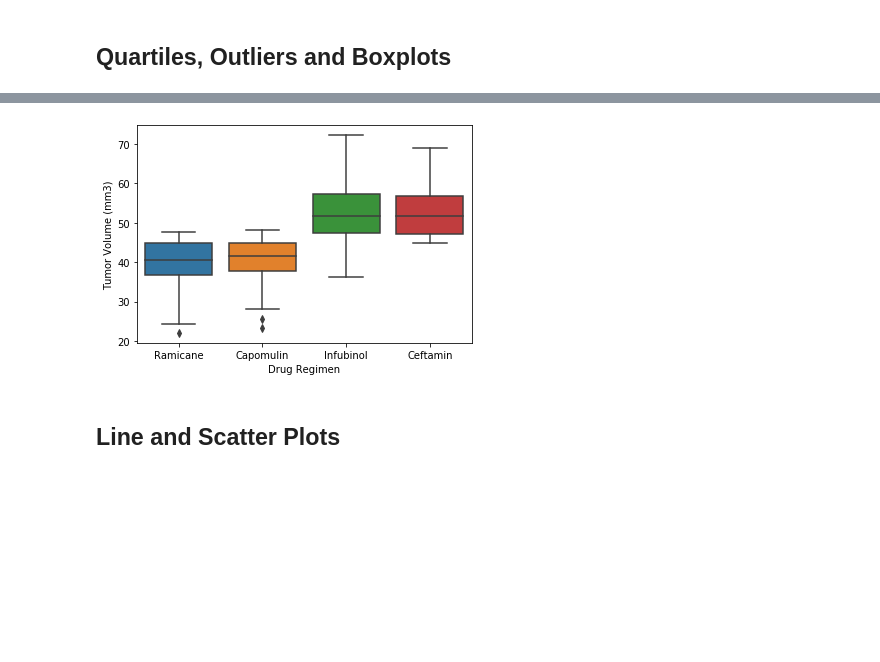
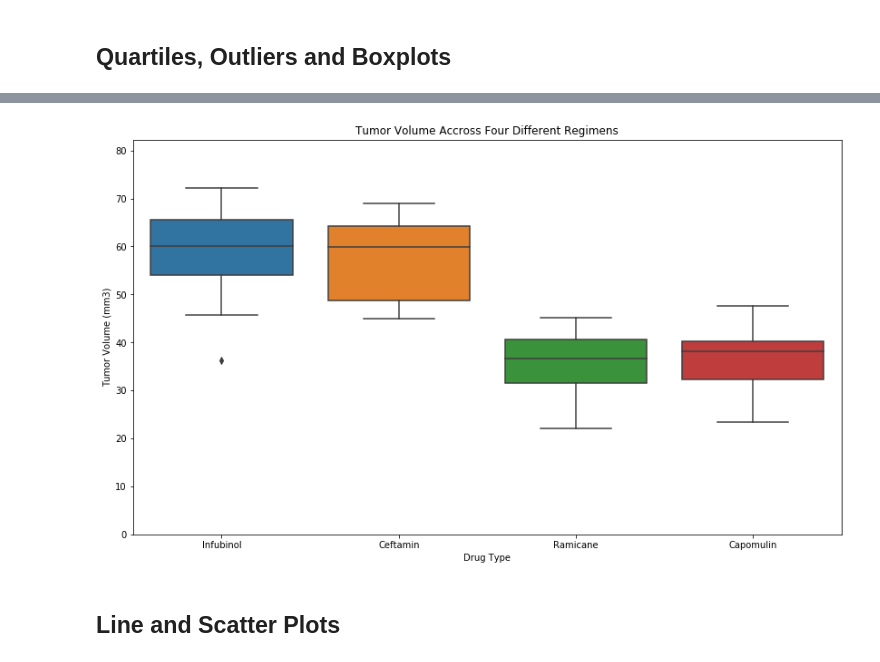
Before and after one commit to yaitouny/SMU_homework, a Jupyter notebook: 05-Matplotlib/Matplotlob - The Power of Plots/Pymaceuticals/pymaceuticals_starter.ipynb, the cells around one changed output, grey strips where cells are left out. Drawn from its saved outputs; the diff is of its cells as text; code cells hidden in the pictures; blank space fills up the shorter version.

```diff
--- a/05-Matplotlib/Matplotlob - The Power of Plots/Pymaceuticals/pymaceuticals_starter.ipynb
+++ b/05-Matplotlib/Matplotlob - The Power of Plots/Pymaceuticals/pymaceuticals_starter.ipynb
@@ -202,9 +204,15 @@ plt.show()
 #df.loc[df['column_name'].isin(some_values)]
 
 df2 = new_df.loc[new_df["Drug Regimen"].isin(["Capomulin", "Ramicane", "Infubinol", "Ceftamin"])]
+final_volume = df2.groupby(["Mouse ID"]).last()
+
+tumor_volume = final_volume["Tumor Volume (mm3)"]
+drug_type = final_volume["Drug Regimen"]
+
+tumor_df = pd.DataFrame({"Tumor Volume (mm3)": tumor_volume, "Drug Type": drug_type})
 
 #Calculate the final tumor volume and convert the series to dataframe
-final_volume = df2.groupby(["Drug Regimen", "Mouse ID"]).last()["Tumor Volume (mm3)"].to_frame()
+#final_volume = df2.groupby(["Drug Regimen", "Mouse ID"]).last()["Tumor Volume (mm3)"].to_frame()
 
 # Calculate the quartiles and IQR and quantitatively determine if there are any potential outliers across all four
 # treatment regimens.
@@ -218,7 +226,6 @@ upper_bound = round(q3 + (1.5*IQR),6)
 
 print(f"The lower quartile is: {q1}\nThe median tumor volume is: {q2}\nThe upper quartile is: {q3}\nIQR is: {IQR}")
 print(f"The values less than {lower_bound} can be outliers\nThe values greater than {upper_bound} can be outliers")
-final_volume
 # %% [output]
 The lower quartile is: 37.187744
 The median tumor volume is: 45.0
@@ -243,11 +236,15 @@ The values greater than 94.044039 can be outliers
 # %%
 # Generate a box plot of the final tumor volume of each mouse across four regimens of interest
-sns.boxplot(data=df2, x = 'Drug Regimen', y = 'Tumor Volume (mm3)')
+volume = final_volume["Tumor Volume (mm3)"]
+plt.figure(figsize=(14, 8))
+plt.title("Tumor Volume Accross Four Different Regimens")
+plt.ylim(0, max(volume)+10)
+sns.boxplot(data=tumor_df, x = 'Drug Type', y = 'Tumor Volume (mm3)')
 
 plt.savefig("../Images/BoxPlot.png")
 plt.show()
 # %% [output]
-[figure, old version]
+[figure, new version]
 # %% [markdown]
 ## Line and Scatter Plots
 # %%
```
Also changed, not shown: parts of 7 cells of this notebook, 6 other files.
